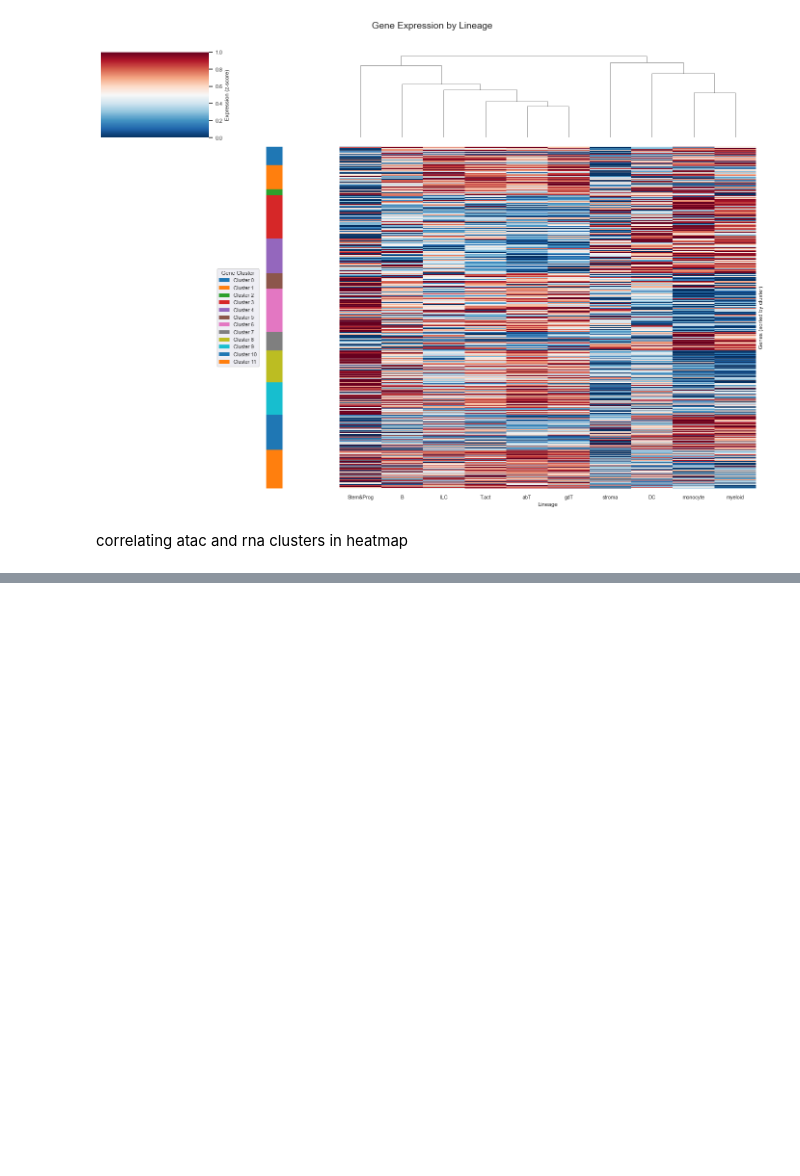
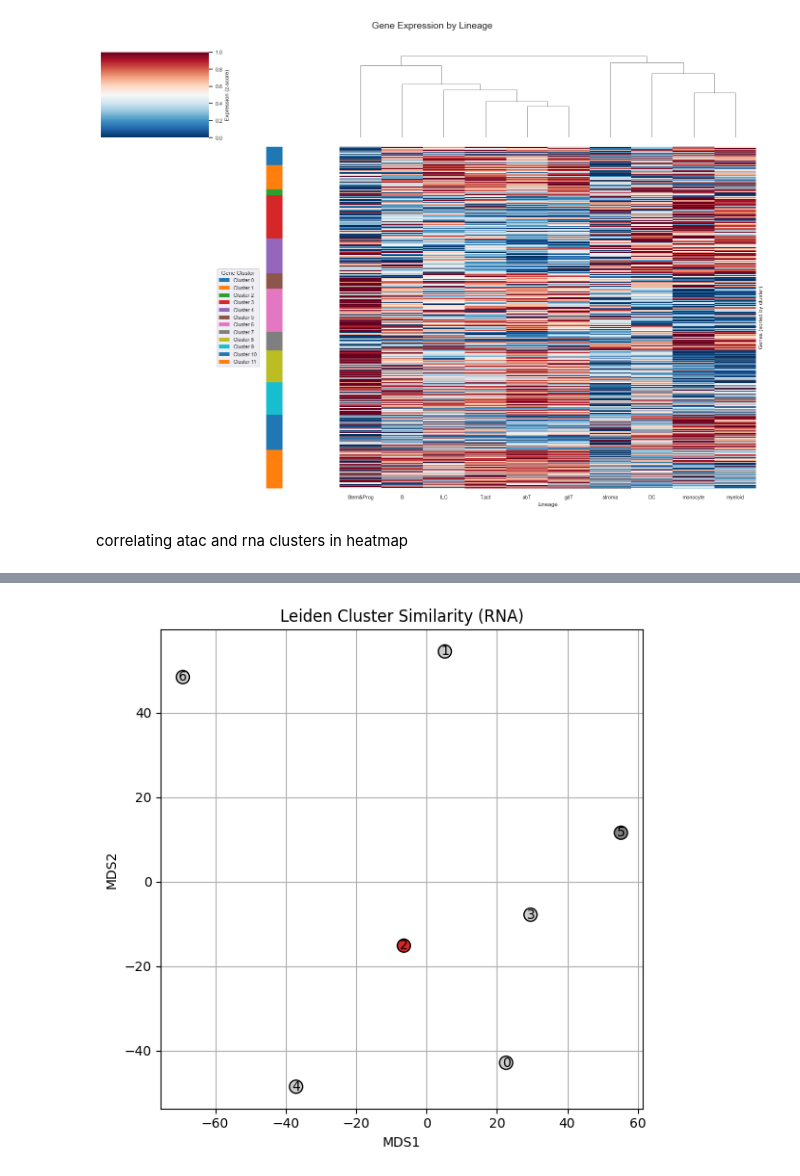
Before and after one commit to Topic2-Gene-Regulation-Immune-Cells/abT-gdT-cells-Team3, a Jupyter notebook: UMAP_clustering_RNA.ipynb, the cells around one changed output, grey strips where cells are left out. Saved outputs shown, nothing was run; the diff lists cells and outputs as text; code cells hidden in the pictures; blank space fills up the shorter version.

```diff
--- a/UMAP_clustering_RNA.ipynb
+++ b/UMAP_clustering_RNA.ipynb
@@ -705,0 +737,98 @@ print(f"Normalized Mutual Information (RNA vs ATAC Leiden): {nmi:.3f}")
+# %%
+
+import pandas as pd
+import seaborn as sns
+import matplotlib.pyplot as plt
+import numpy as np
+from sklearn.manifold import MDS
+from sklearn.preprocessing import StandardScaler
+from scipy.spatial.distance import pdist, squareform
+
+
+adata = sc.AnnData(ATAC_scores.T)
+qc = data['QC_metrics']
+qc.index = qc.index.str.replace(r"#\d+", "", regex=True)
+qc = qc.loc[~qc.index.duplicated(keep='first')]
+qc.index = qc.index.str.replace(
+    r"FRC\.CD140a\+\.Madcam-\.CD35-\.SLN",
+    "FRC.SLN",
+    regex=True
+)
+adata.obs = adata.obs.join(qc, how='left')
+lineage = qc.loc[valid_cells, 'Lineage'].str.replace(r"#\d+", "", regex=True)
+adata.obs['lineage'] = lineage
+sc.pp.neighbors(adata, use_rep="X", n_neighbors=15, metric='euclidean')
+sc.tl.leiden(adata, resolution=1.0)
+
+if "leiden" not in adata.obs.columns:
+    raise ValueError("Leiden clustering not found in adata.obs")
+
+#mean profiles( grouped by lc)
+RNA_cluster_avg = RNA_T_scaled.groupby(adata.obs["leiden"]).mean()
+ATAC_cluster_avg = ATAC_T_scaled.groupby(adata.obs["leiden"]).mean()
+
+#pairwise distances
+rna_distances = squareform(pdist(RNA_cluster_avg, metric='euclidean'))
+atac_distances = squareform(pdist(ATAC_cluster_avg, metric='euclidean'))
+
+# MDS projection
+mds = MDS(n_components=2, dissimilarity='precomputed', random_state=42)
+rna_mds_coords = mds.fit_transform(rna_distances)
+atac_mds_coords = mds.fit_transform(atac_distances)
+
+#lineage color mapping-
+qc_lineage_mapping = qc[['CellType', 'Lineage']].drop_duplicates(subset=['CellType'], keep='first')
+qc_lineage_mapping.set_index('CellType', inplace=True)
+adata.obs = adata.obs.merge(qc_lineage_mapping, left_index=True, right_index=True, how='left')
+
+lineage_colors = {
+    'αβT': '#1f77b4', 'γδT': '#ff7f0e', 'NKT': '#2ca02c',
+    'B': '#d62728', 'NK': '#9467bd', 'DC': '#8c564b',
+    'Progenitor': '#e377c2', 'ILC': '#7f7f7f',
+    'Myeloid': '#bcbd22', 'FRC': '#17becf', 'Unknown': '#cccccc'
+}
+
+# lineage in leiden clusters
+cluster_lineage = (
+    adata.obs.groupby("leiden")["lineage"]
+    .agg(lambda x: x.value_counts().idxmax() if not x.isna().all() else "Unknown")
+)
+
+cluster_lineages = cluster_lineage.loc[RNA_cluster_avg.index].fillna("Unknown")
+cluster_colors = cluster_lineages.map(lineage_colors).fillna('#cccccc').values
+leiden_labels = RNA_cluster_avg.index.astype(str)
+
+# RNA MDS
+plt.figure(figsize=(6, 6))
+plt.scatter(rna_mds_coords[:, 0], rna_mds_coords[:, 1], c=cluster_colors, edgecolor='k', s=100)
+for i, label in enumerate(leiden_labels):
+    plt.text(rna_mds_coords[i, 0], rna_mds_coords[i, 1], label, fontsize=10, ha='center', va='center')
+plt.title("Leiden Cluster Similarity (RNA)")
+plt.xlabel("MDS1")
+plt.ylabel("MDS2")
+plt.grid(True)
+plt.tight_layout()
+plt.show()
+
+# ATAC MDS
+plt.figure(figsize=(6, 6))
+plt.scatter(atac_mds_coords[:, 0], atac_mds_coords[:, 1], c=cluster_colors, edgecolor='k', s=100)
+for i, label in enumerate(leiden_labels):
+    plt.text(atac_mds_coords[i, 0], atac_mds_coords[i, 1], label, fontsize=10, ha='center', va='center')
+plt.title("Leiden Cluster Similarity (ATAC)")
+plt.xlabel("MDS1")
+plt.ylabel("MDS2")
+plt.grid(True)
+plt.tight_layout()
+plt.show()
+
+#lineage legend
+import matplotlib.patches as mpatches
+legend_handles = [mpatches.Patch(color=c, label=l) for l, c in lineage_colors.items()]
+plt.figure(figsize=(8, 1))
+plt.legend(handles=legend_handles, ncol=5, loc='center', frameon=False)
+plt.axis('off')
+plt.tight_layout()
+plt.show()
+# %% [output]
+[figure, added]
```
Also changed, not shown: parts of 5 cells of this notebook.
